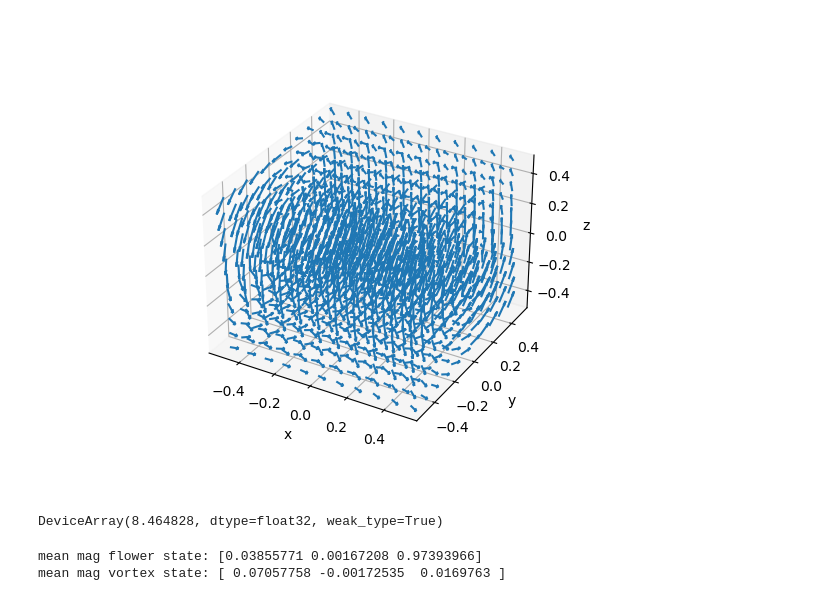
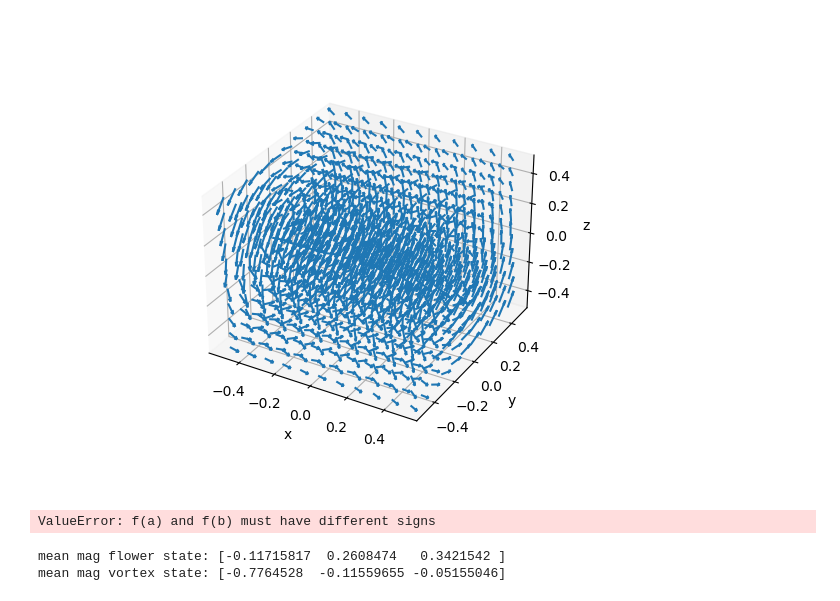
Before and after one commit to schaffer9/MagPI, a Jupyter notebook: mumag_sp3_energy_min.ipynb, the cells around one changed output. Drawn from its saved outputs; the diff is of its cells as text; code cells hidden in the pictures.

```diff
--- a/mumag_sp3_energy_min.ipynb
+++ b/mumag_sp3_energy_min.ipynb
@@ -84,7 +96,7 @@ def sph2cat(theta):
 from pinns.opt import train_nn
 
 key, subkey = random.split(random.PRNGKey(42), 2)
-mag_model, params = mlp(subkey, [4, 50, 50, 50,  2])
+mag_model, params = mlp(subkey, [4, 40, 40, 40,  2])
 tx = optax.adam(0.001)
 init_state = TrainState.create(
     apply_fn=mag_model.apply,
@@ -97,7 +109,7 @@ lam_dom = (8., 9.)
 def draw_lam(key, n):
     return random.uniform(key, (n, )) * (lam_dom[1] - lam_dom[0]) + lam_dom[0]
 
-def train_init_mag(theta_nn, state, m, key, epochs=500):
+def train_init_mag(theta_nn, state, m, key, epochs=1000):
     theta0 = cat2sph(vmap(m)(x_dom))
 
     @jit
@@ -132,7 +144,7 @@ init_state_vortex, hist = train_init_mag(mag_model, init_state, m_init_vortex, t
 # %%
 from pinns.elm import elm
 
-_x_bnd = array(Sobol(2, seed=123).random_base2(13))
+_x_bnd = array(Sobol(2, seed=123).random_base2(14))
 _x_bnd = domain.transform_bnd(_x_bnd)
 
 
@@ -262,6 +280,3 @@ flower_state, hist_flower = train_mag(train_key, init_state_flower, epochs=1500,
 # %%
 key, train_key = random.split(key)
-flower_state2, hist_flower2 = train_mag(train_key, flower_state, epochs=700, lr=1e-6)
+vortex_state, hist_vortex = train_mag(train_key, init_state_vortex, epochs=500, lr=1e-5)
-# %%
-key, train_key = random.split(key)
-vortex_state, hist_vortex = train_mag(train_key, init_state_vortex, epochs=2000, lr=1e-5)
@@ -348,50 +359,45 @@ fig.tight_layout()
 # %%
 i = 0
 # z2 = lambda x: sph2cat(mag_model.apply(state.params, x))[i]
 
 
 ax = plt.figure().add_subplot(projection='3d')
 
 # Make the grid
 x, y, z = jnp.meshgrid(jnp.arange(-0.5, 0.51, 0.1),
                       jnp.arange(-0.5, 0.51, 0.1),
                       jnp.arange(-0.5, 0.51, 0.1))
 
 X = jnp.stack([x, y, z], axis=-1)
 _X = X.reshape(-1, 3)
 
 def _mag(state, lex):
     lex = array(lex)
     _mag = vmap(
         lambda x: sph2cat(mag_model.apply(state.params, concatenate((x, lex[None]))))
     )(_X).reshape(X.shape)
     return _mag
 
-mag = _mag(vortex_state, 8.)
-# mag = vmap(
-#     lambda x: sph2cat(mag_model.apply(vortex_state.params, concatenate((x, lex[None]))))
-#     )(_X).reshape(X.shape)
-#mag = sph2cat(mag_model.apply(state.params, _X)).reshape(X.shape)
-#mag = sph2cat(mag_model.apply(init_state_flower.params, _X)).reshape(X.shape)
-#mag = m_init_vortex(_X).reshape(X.shape)
+mag = _mag(vortex_state, 8.5)
+# mag = _mag(init_state_flower, 8.)
 
 ax.quiver(x, y, z, mag[..., 0], mag[..., 1], mag[..., 2], length=0.1, normalize=True)
 ax.set_xlabel("x")
 ax.set_ylabel("y")
 ax.set_zlabel("z")
 plt.gcf().savefig("mag.png")
 # plt.show()
 # %% [output]
-[figure, old version]
+[figure, new version]
 # %%
 import numpy as np
 from scipy.optimize import bisect
 
 def _e_flower(lam):
-    return np.array(e(flower_state2, lam))
+    return np.array(e(flower_state, lam))
 
 def _e_vortex(lam):
-    return np.array(e(vortex_state2, lam))
+    return np.array(e(vortex_state, lam))
 
 def energy_difference(lam):
     vortex = _e_vortex(array(lam))
@@ -399,7 +405,5 @@ def energy_difference(lam):
     return vortex - flower
 
 cross_section = array(bisect(energy_difference, 8., 9))
+# %% [output]
+ValueError: f(a) and f(b) must have different signs
-# %%
-cross_section
-# %% [output]
-DeviceArray(8.464828, dtype=float32, weak_type=True)
@@ -407,8 +413,8 @@ DeviceArray(8.464828, dtype=float32, weak_type=True)
 _x_dom2 = array(Sobol(3, seed=0).random_base2(16))
 _x_dom2 = domain.transform(_x_dom2)
 
-m_flower = lambda x, lam: sph2cat(mag_model.apply(flower_state2.params, concatenate((x, lam[None]))))
-m_vortex = lambda x, lam: sph2cat(mag_model.apply(vortex_state2.params, concatenate((x, lam[None]))))
+m_flower = lambda x, lam: sph2cat(mag_model.apply(flower_state.params, concatenate((x, lam[None]))))
+m_vortex = lambda x, lam: sph2cat(mag_model.apply(vortex_state.params, concatenate((x, lam[None]))))
 
 _m_flower = vmap(m_flower, (0, None))(_x_dom2, cross_section)
 _m_vortex = vmap(m_vortex, (0, None))(_x_dom2, cross_section)
@@ -416,5 +422,5 @@ _m_vortex = vmap(m_vortex, (0, None))(_x_dom2, cross_section)
 print("mean mag flower state:", mean(_m_flower, axis=0))
 print("mean mag vortex state:", mean(_m_vortex, axis=0))
 # %% [output]
-mean mag flower state: [0.03855771 0.00167208 0.97393966]
-mean mag vortex state: [ 0.07057758 -0.00172535  0.0169763 ]
+mean mag flower state: [-0.11715817  0.2608474   0.3421542 ]
+mean mag vortex state: [-0.7764528  -0.11559655 -0.05155046]
```
Also changed, not shown: parts of 10 cells of this notebook, 6 other files.
